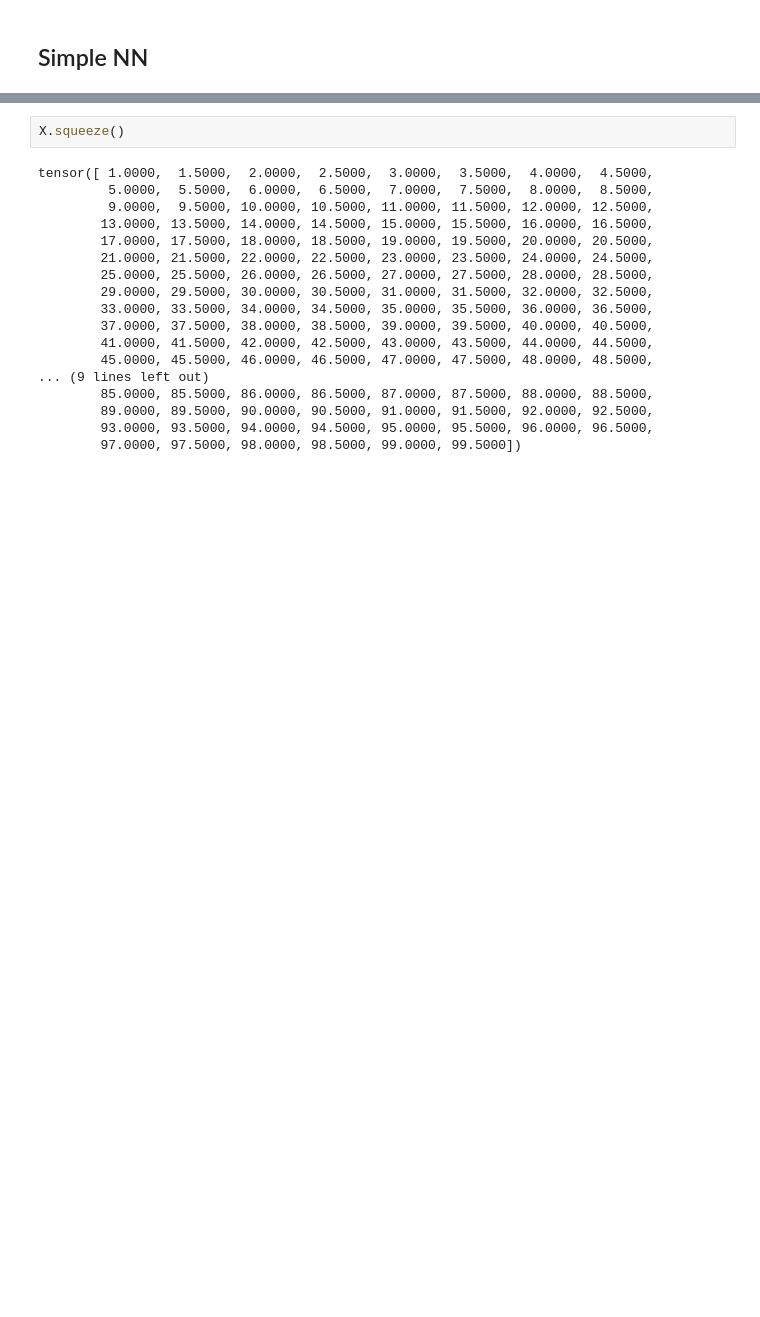
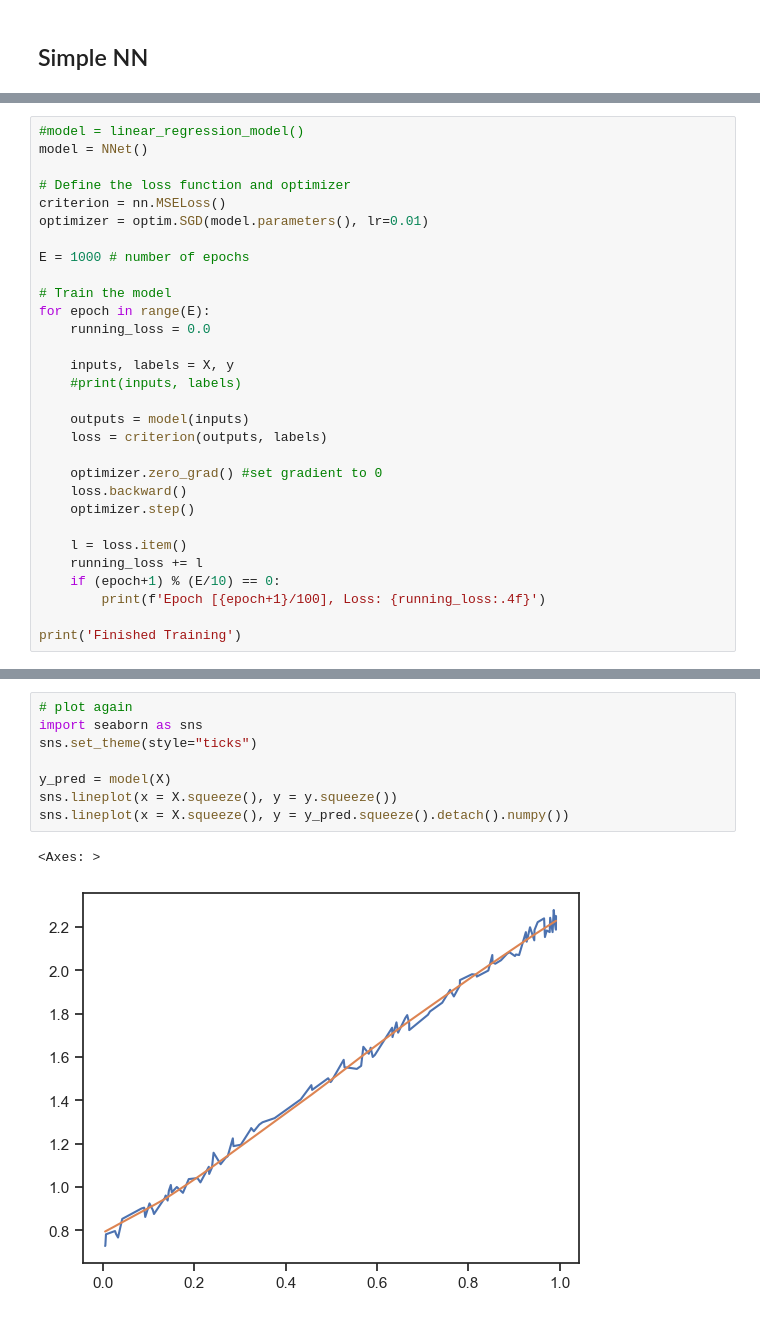
Before and after one commit to auslei/machine_learning_deep_learning, a Jupyter notebook: a1.pytorch_basics.ipynb, the cells around one changed output, grey strips where cells are left out. Saved outputs shown, nothing was run; the diff lists cells and outputs as text; blank space fills up the shorter version.

```diff
--- a/a1.pytorch_basics.ipynb
+++ b/a1.pytorch_basics.ipynb
@@ -225,0 +201,30 @@ Finished Training
+# %%
+#model = linear_regression_model()
+model = NNet()
+
+# Define the loss function and optimizer
+criterion = nn.MSELoss()
+optimizer = optim.SGD(model.parameters(), lr=0.01)
+
+E = 1000 # number of epochs
+
+# Train the model
+for epoch in range(E):
+    running_loss = 0.0
+
+    inputs, labels = X, y
+    #print(inputs, labels)
+
+    outputs = model(inputs)
+    loss = criterion(outputs, labels)
+
+    optimizer.zero_grad() #set gradient to 0
+    loss.backward()
+    optimizer.step()
+
+    l = loss.item()
+    running_loss += l
+    if (epoch+1) % (E/10) == 0:
+        print(f'Epoch [{epoch+1}/100], Loss: {running_loss:.4f}')
+
+print('Finished Training')
@@ -264,20 +262,11 @@ tensor([ -0.4350,  -0.7285,  -1.0221,  -1.3156,  -1.6091,  -1.9026,  -2.1961,
-# %%
-X.squeeze()
-# %% [output]
-tensor([ 1.0000,  1.5000,  2.0000,  2.5000,  3.0000,  3.5000,  4.0000,  4.5000,
-         5.0000,  5.5000,  6.0000,  6.5000,  7.0000,  7.5000,  8.0000,  8.5000,
-         9.0000,  9.5000, 10.0000, 10.5000, 11.0000, 11.5000, 12.0000, 12.5000,
-        13.0000, 13.5000, 14.0000, 14.5000, 15.0000, 15.5000, 16.0000, 16.5000,
-        17.0000, 17.5000, 18.0000, 18.5000, 19.0000, 19.5000, 20.0000, 20.5000,
-        21.0000, 21.5000, 22.0000, 22.5000, 23.0000, 23.5000, 24.0000, 24.5000,
-        25.0000, 25.5000, 26.0000, 26.5000, 27.0000, 27.5000, 28.0000, 28.5000,
-        29.0000, 29.5000, 30.0000, 30.5000, 31.0000, 31.5000, 32.0000, 32.5000,
-        33.0000, 33.5000, 34.0000, 34.5000, 35.0000, 35.5000, 36.0000, 36.5000,
-        37.0000, 37.5000, 38.0000, 38.5000, 39.0000, 39.5000, 40.0000, 40.5000,
-        41.0000, 41.5000, 42.0000, 42.5000, 43.0000, 43.5000, 44.0000, 44.5000,
-        45.0000, 45.5000, 46.0000, 46.5000, 47.0000, 47.5000, 48.0000, 48.5000,
-... (9 lines left out)
-        85.0000, 85.5000, 86.0000, 86.5000, 87.0000, 87.5000, 88.0000, 88.5000,
-        89.0000, 89.5000, 90.0000, 90.5000, 91.0000, 91.5000, 92.0000, 92.5000,
-        93.0000, 93.5000, 94.0000, 94.5000, 95.0000, 95.5000, 96.0000, 96.5000,
-        97.0000, 97.5000, 98.0000, 98.5000, 99.0000, 99.5000])
+# %%
+# plot again
+import seaborn as sns
+sns.set_theme(style="ticks")
+
+y_pred = model(X)
+sns.lineplot(x = X.squeeze(), y = y.squeeze())
+sns.lineplot(x = X.squeeze(), y = y_pred.squeeze().detach().numpy())
+# %% [output]
+<Axes: >
+[figure, added]
```
Also changed, not shown: parts of 22 cells of this notebook.
